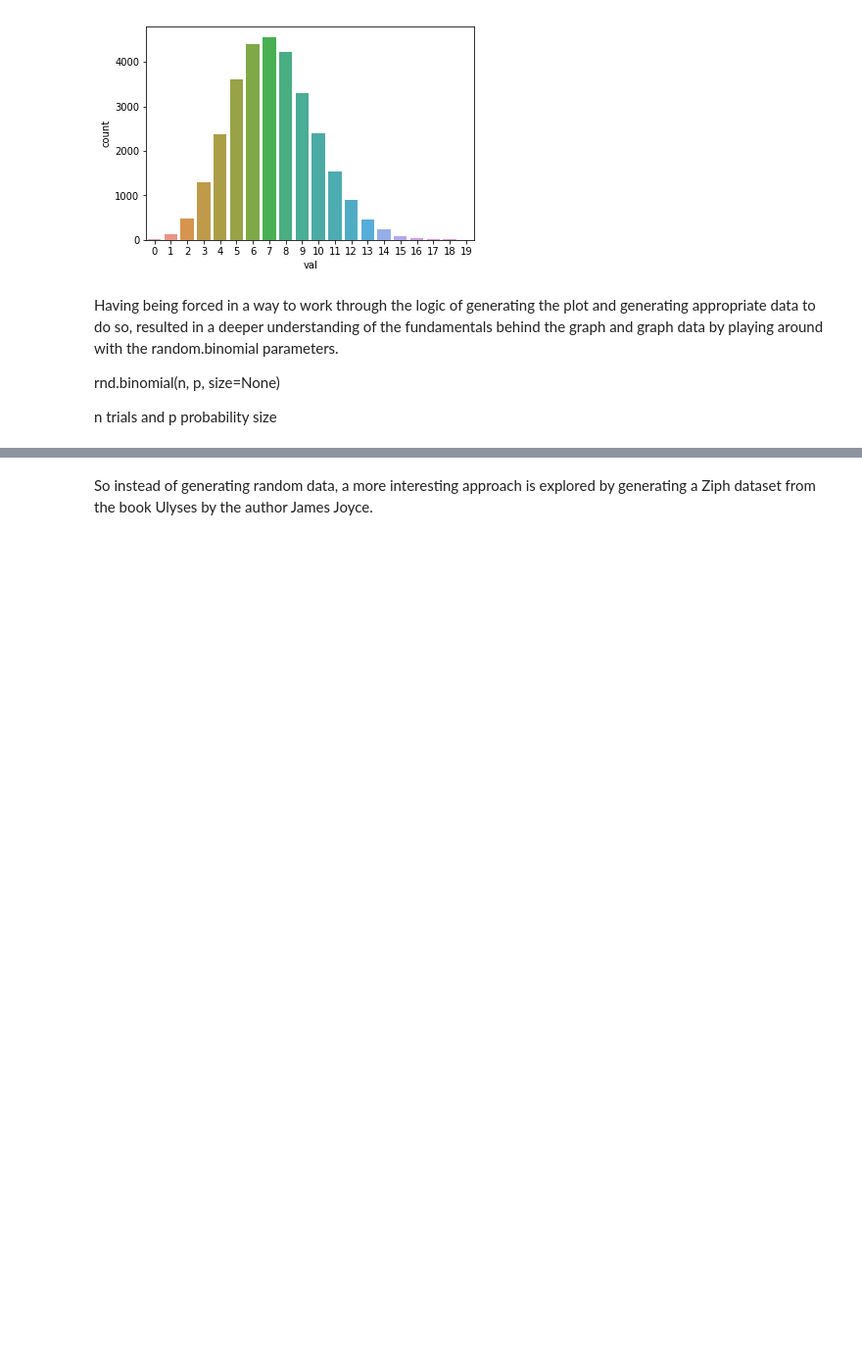
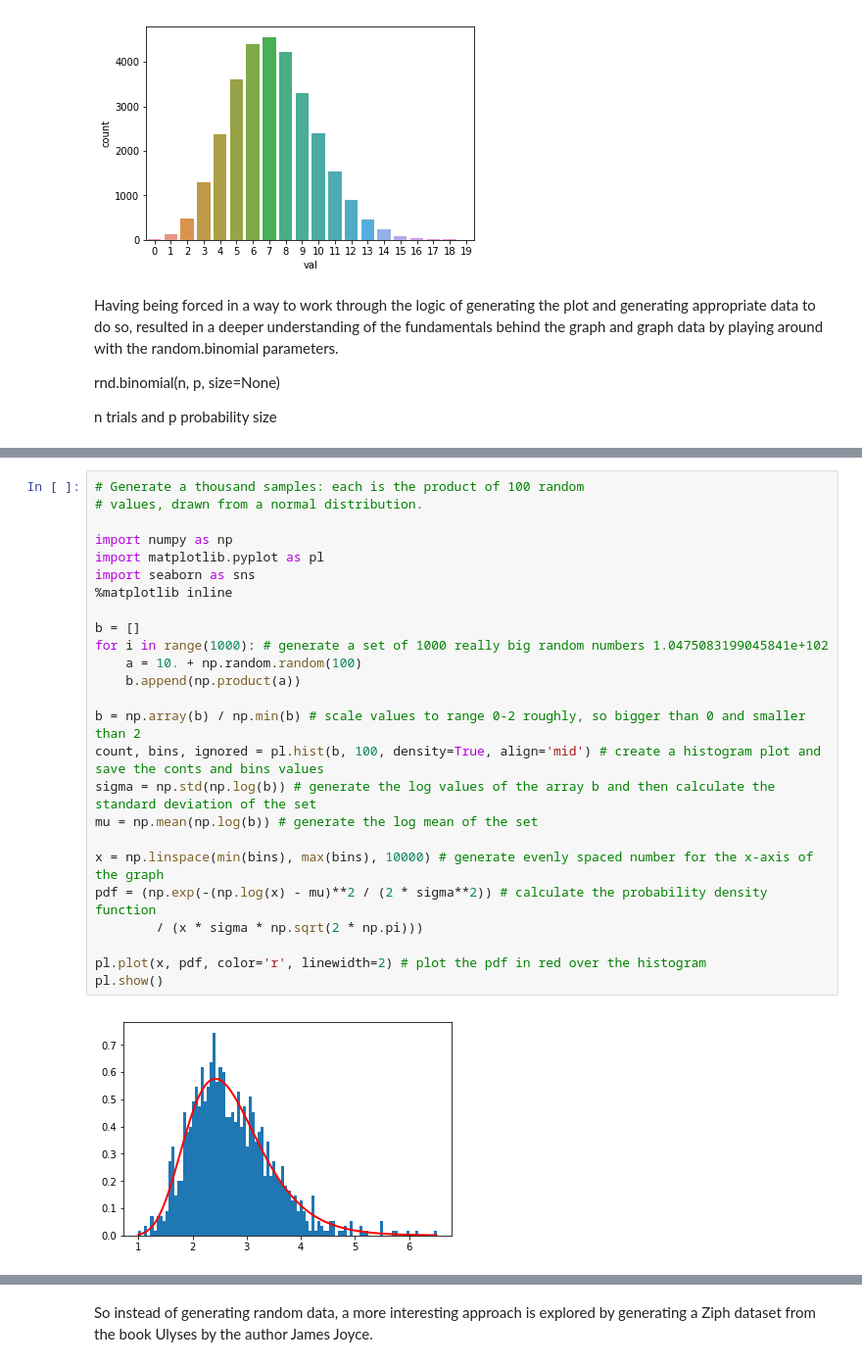
Before and after one commit to G00364778/52465_assignments, a Jupyter notebook: The Python numpy.random package.ipynb, the cells around one changed output, grey strips where cells are left out. Shown: that part at 98% size. Drawn from its saved outputs; the diff is of its cells as text; blank space fills up the shorter version.

```diff
--- a/The Python numpy.random package.ipynb
+++ b/The Python numpy.random package.ipynb
@@ -148 +169,28 @@ size
+# %%
+# Generate a thousand samples: each is the product of 100 random
+# values, drawn from a normal distribution.
+
+import numpy as np
+import matplotlib.pyplot as pl
+import seaborn as sns
+%matplotlib inline
+
+b = []
+for i in range(1000): # generate a set of 1000 really big random numbers 1.0475083199045841e+102
+    a = 10. + np.random.random(100)
+    b.append(np.product(a))
+
+b = np.array(b) / np.min(b) # scale values to range 0-2 roughly, so bigger than 0 and smaller than 2
+count, bins, ignored = pl.hist(b, 100, density=True, align='mid') # create a histogram plot and save the conts and bins values
+sigma = np.std(np.log(b)) # generate the log values of the array b and then calculate the standard deviation of the set
+mu = np.mean(np.log(b)) # generate the log mean of the set
+
+x = np.linspace(min(bins), max(bins), 10000) # generate evenly spaced number for the x-axis of the graph
+pdf = (np.exp(-(np.log(x) - mu)**2 / (2 * sigma**2)) # calculate the probability density function
+        / (x * sigma * np.sqrt(2 * np.pi)))
+
+pl.plot(x, pdf, color='r', linewidth=2) # plot the pdf in red over the histogram
+pl.show()
+# %% [output]
+[figure, added]
 # %% [markdown]
```
Also changed, not shown: parts of 9 cells of this notebook.
